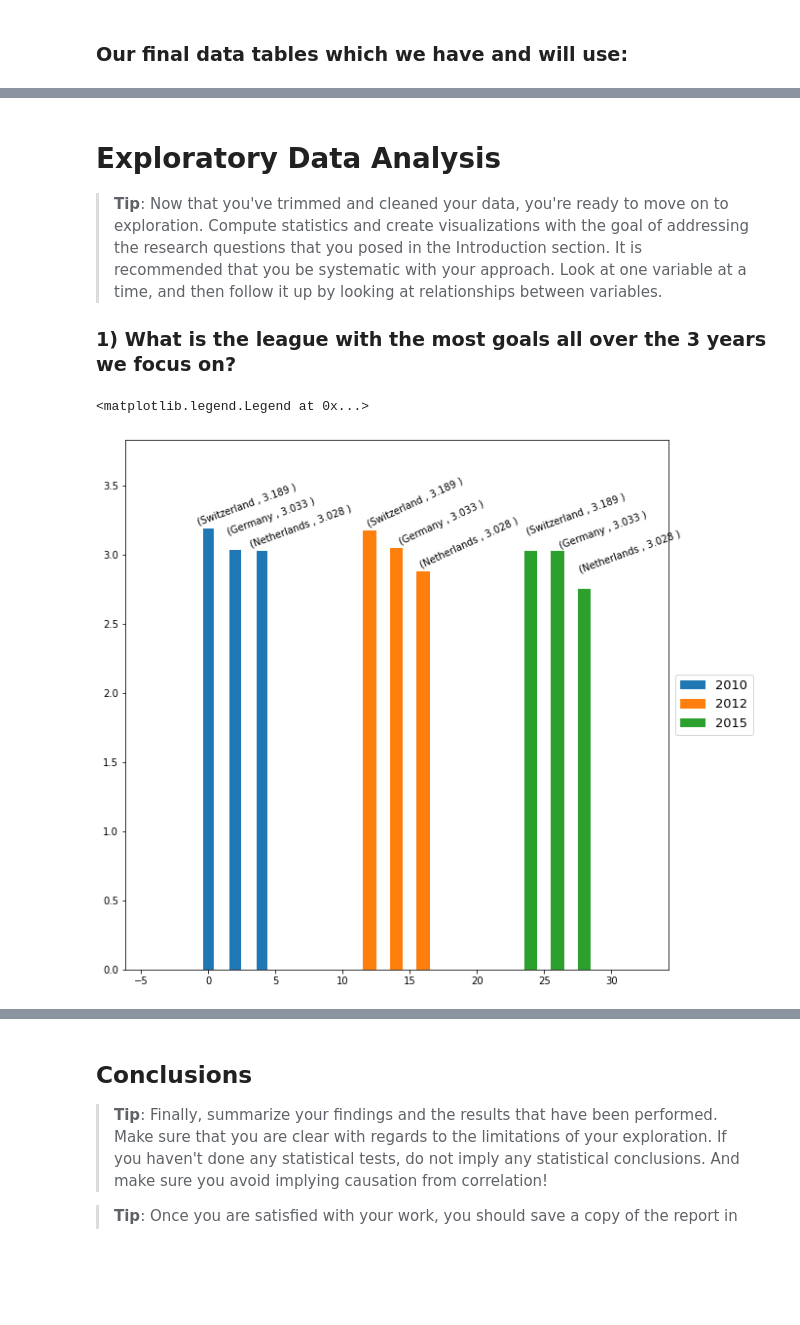
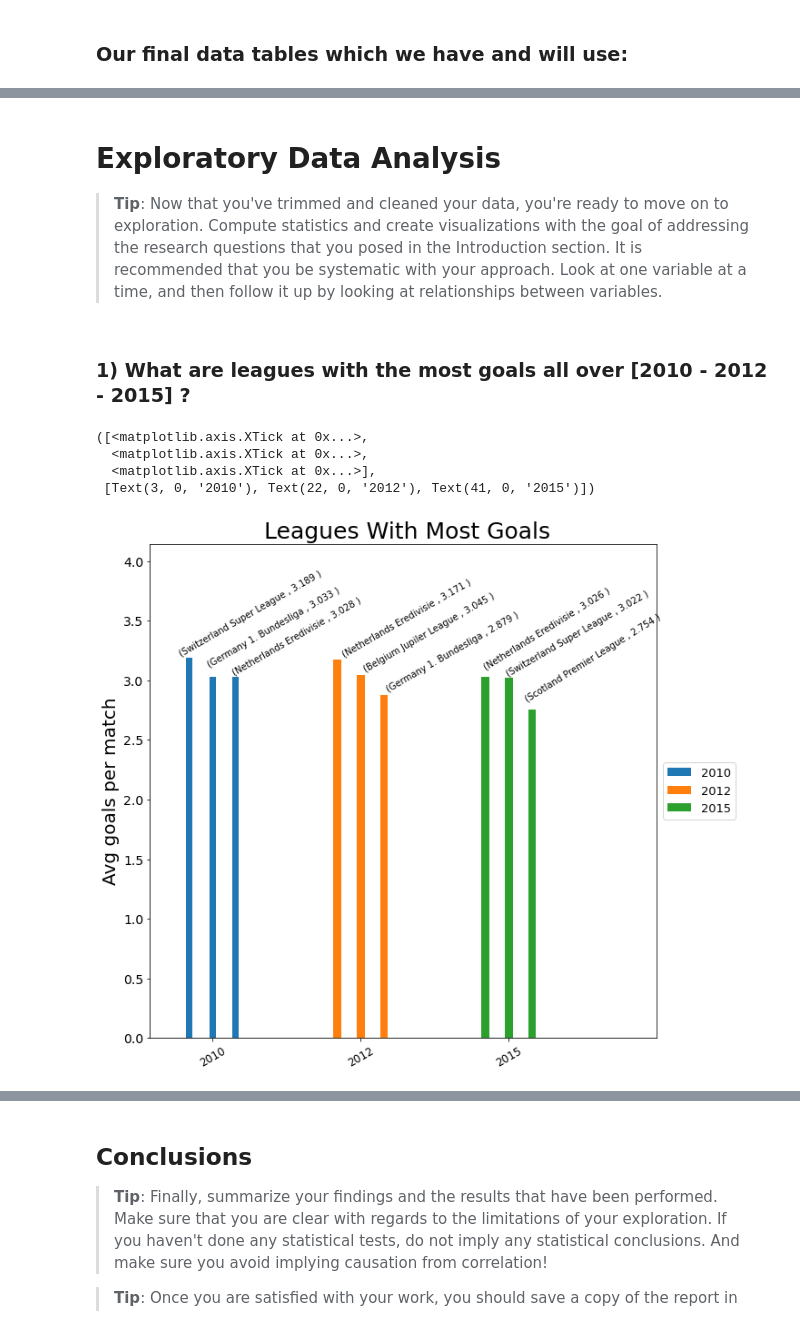
Before and after one commit to mo7amed7assan1911/European-Soccer-Data-Analysis, a Jupyter notebook: investigate-a-dataset-template.ipynb, the cells around one changed output, grey strips where cells are left out. Cells and saved outputs as stored; diff of their text form; code cells hidden in the pictures; blank space fills up the shorter version.

```diff
--- a/investigate-a-dataset-template.ipynb
+++ b/investigate-a-dataset-template.ipynb
@@ -873,44 +641,62 @@ Match_League_Country.head(1)
 # **Exploratory Data Analysis**
 
 > **Tip**: Now that you've trimmed and cleaned your data, you're ready to move on to exploration. Compute statistics and create visualizations with the goal of addressing the research questions that you posed in the Introduction section. It is recommended that you be systematic with your approach. Look at one variable at a time, and then follow it up by looking at relationships between variables.
-
-### 1) What is the league with the most goals all over the 3 years we focus on?
+# %% [markdown]
+### 1) What are leagues with the most goals all over [2010 - 2012 - 2015] ?
 # %%
+
+Match_League_Country.head()
 goal_10= Match_League_Country.query('Year == 2010')
 pro10 = goal_10.groupby(['league_name']).mean()['Total_goals'].nlargest(3)
 
 goal_12 = Match_League_Country.query('Year == 2012')
 pro12 = goal_12.groupby(['league_name']).mean()['Total_goals'].nlargest(3)
 
 goal_15 = Match_League_Country.query('Year == 2015')
 pro15 = goal_15.groupby(['league_name']).mean()['Total_goals'].nlargest(3)
 
-ind = np.arange(0, 6, 2)
+
+
+
+ind = np.arange(0, 9, 3)
 f, axs = plt.subplots(1, 1,figsize=(10,10))
-axs.margins(0.2)
+axs.margins(0.3)
+axs.set_ylabel('Avg goals per match', fontsize=20)
+plt.title(' Leagues With Most Goals', fontsize=25)
+plt.yticks(fontsize=14)
+plt.xlim(-5, 60)
+
 
 P10 = plt.bar(ind ,pro10.values,  width=0.8, align='center')
 
 
-P12 = plt.bar(ind + 12, pro12.values,  width=1, align='center')
+P12 = plt.bar(ind + 19, pro12.values,  width=1, align='center')
 
 
-P15 = plt.bar(ind + 24, pro15.values,  width=1, align='center')
+P15 = plt.bar(ind + 38, pro15.values,  width=1, align='center')
+
+# to type above the bars
+for i in range(3):
+    if i == 1:
+        plt.text(i * 3 + 8, pro10.values[i]+0.06, '(' + pro10.index[i]+ ' , ' +str(round(pro10.values[i], 3)) + ' ) ', ha='center', va='bottom', rotation='30')
+    else:
+        plt.text(i * 3 + 8, pro10.values[i], '(' + pro10.index[i] + ' , ' +str(round(pro10.values[i], 3)) + ' ) ', ha='center', va='bottom', rotation='30')
+
+
+for i in range(3):
+    plt.text(i * 3 + 28, pro12.values[i]+.01 , '(' + pro12.index[i] + ' , ' + str(round(pro12.values[i], 3)) + ' ) ' , ha='center', va='bottom', rotation='30')
+
 
 for i in range(3):
     if i == 1:
-        plt.text(i * 2 + 2.8, pro10.values[i]+.09, '(' + pro10.index[i].split()[0] + ' , ' +str(round(pro10.values[i], 3)) + ' ) ', ha='center', va='bottom', rotation='20')
+        plt.text(i * 3 + 47, pro15.values[i], '(' +  pro15.index[i]+ ' , ' +str(round(pro15.values[i], 3)) + ' ) ' , ha='center', va='bottom', rotation='30')
     else:
-        plt.text(i * 2 + 3, pro10.values[i]+.01, '(' + pro10.index[i].split()[0] + ' , ' +str(round(pro10.values[i], 3)) + ' ) ', ha='center', va='bottom', rotation='20')
-for i in range(3):
-    plt.text(i * 2 + 15.5, pro12.values[i]+.01 , '(' + pro10.index[i].split()[0] + ' , ' + str(round(pro10.values[i], 3)) + ' ) ' , ha='center', va='bottom', rotation='25')
-
-for i in range(3):
-    if i == 1:
-        plt.text(i * 2 + 27.5, pro15.values[i], '(' +  pro10.index[i].split()[0] + ' , ' +str(round(pro10.values[i], 3)) + ' ) ' , ha='center', va='bottom', rotation='20')
-    else:
-        plt.text(i * 2 + 27.5, pro15.values[i] + 0.1, '(' +  pro10.index[i].split()[0] + ' , ' +str(round(pro10.values[i], 3)) + ' ) ' , ha='center', va='bottom', rotation='20')
+        plt.text(i * 3 + 46, pro15.values[i] + 0.05, '(' +  pro15.index[i]+ ' , ' +str(round(pro15.values[i], 3)) + ' ) ' , ha='center', va='bottom', rotation='32')
 plt.legend(['2010','2012','2015'], loc='center left', bbox_to_anchor=(1, 0.5), fontsize=13, prop={'size': 13})
+plt.xticks([3, 22, 41], [2010, 2012, 2015], rotation=390, fontsize=12)
 # %% [output]
-<matplotlib.legend.Legend at 0x...>
+([<matplotlib.axis.XTick at 0x...>,
+  <matplotlib.axis.XTick at 0x...>,
+  <matplotlib.axis.XTick at 0x...>],
+ [Text(3, 0, '2010'), Text(22, 0, '2012'), Text(41, 0, '2015')])
-[figure, old version]
+[figure, new version]
```
Also changed, not shown: parts of 47 cells of this notebook.
